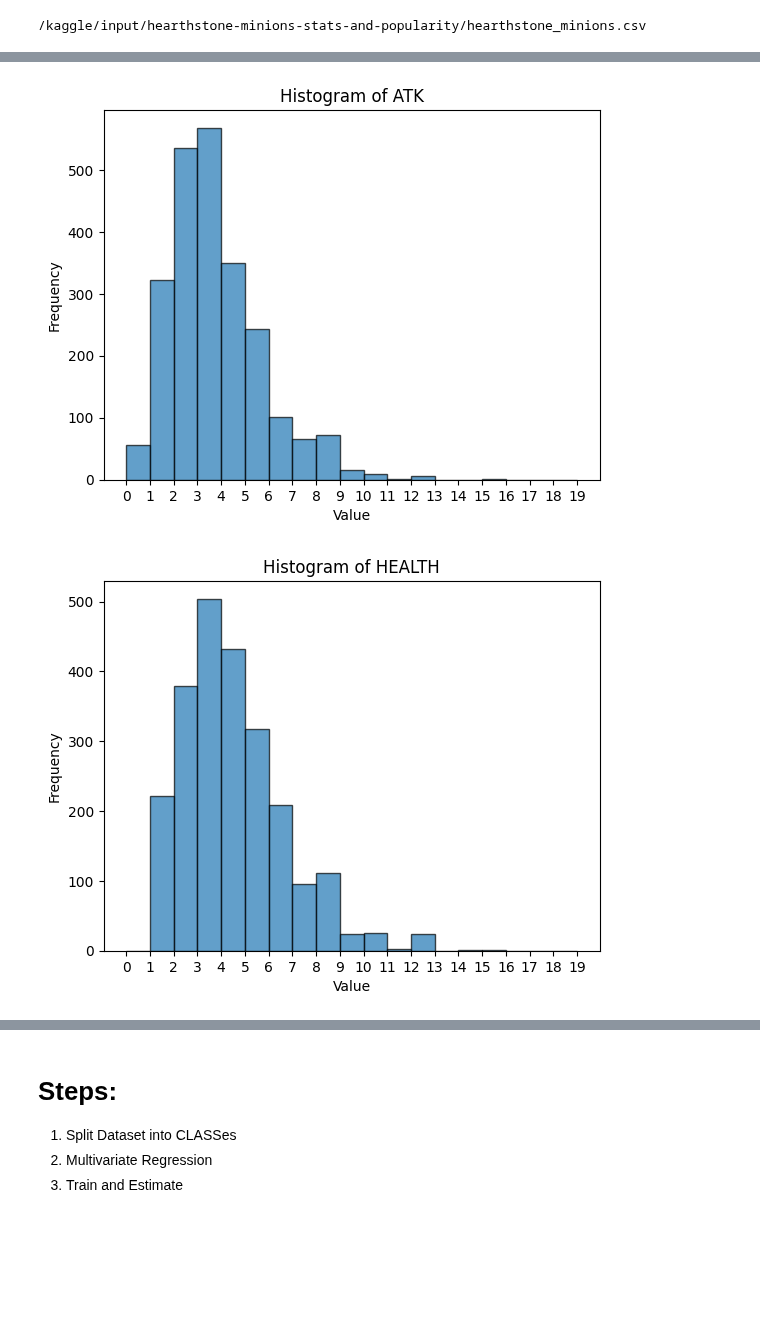
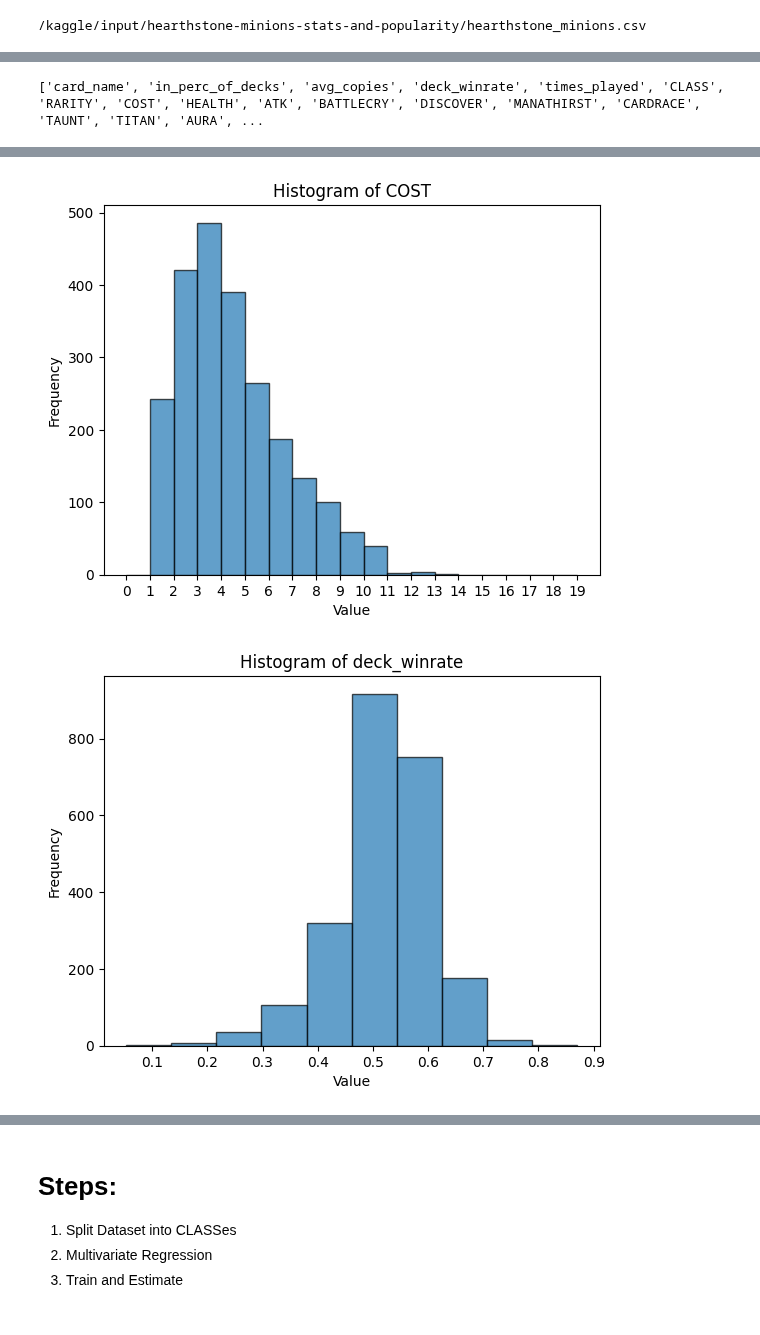
Before and after one commit to sippin9/ECE-225, a Jupyter notebook: ece-225.ipynb, the cells around one changed output, grey strips where cells are left out. Cells and saved outputs as stored; diff of their text form; code cells hidden in the pictures; blank space fills up the shorter version.

```diff
--- a/ece-225.ipynb
+++ b/ece-225.ipynb
@@ -57,6 +57,7 @@ df['deck_winrate'] = df['deck_winrate'].str.replace('%', '').astype(float) / 100
 df['avg_copies'] = df['avg_copies'].astype(float)
 
 df = df.fillna(0)
+df = df[df['CARDRACE'] != 26]
 
 df['DISCARD_CARDS'] = df['DISCARD_CARDS'].apply(lambda x: 1 if x != 0 else 0)
 df['MULTI_CLASS_GROUP'] = df['MULTI_CLASS_GROUP'].apply(lambda x: 1 if x != 0 else 0)
@@ -64,10 +65,3 @@ df['RACE'] = pd.factorize(df['CARDRACE'])[0] + 1
 df['CLASS'] = pd.factorize(df['CLASS'])[0] + 1
 df['CARDRACE'] = df['CARDRACE'].apply(lambda x: 1 if x != 0 else 0)
 df['MANATHIRST'] = df['MANATHIRST'].apply(lambda x: 1 if x != 0 else 0)
-
-df['Keyword'] = df.iloc[:, 10:-1].sum(axis=1)
-df['Size'] = np.sqrt(df['HEALTH'] * df['ATK'])
-df['SizeTrue'] = df['Size'] + 0.75 * df['Keyword']
-df['Inflation'] = df['SizeTrue'] / df['COST']
-df = df[df['CLASS'] != 13]
-print(df.describe())
@@ -92,16 +68,25 @@ max      20.000000    21.500000          inf
+# %%
+df = df[df['COST'] != 0]
+df['Keyword'] = df.iloc[:, 10:-1].sum(axis=1)
+df['Size'] = np.sqrt(df['HEALTH'] * df['ATK'])
+df['SizeTrue'] = df['Size'] + 0.25 * df['Keyword']
+df['Inflation'] = df['Size'] / df['COST']
+df = df[df['CLASS'] != 13]
+print(df.columns.tolist())
+# %% [output]
+['card_name', 'in_perc_of_decks', 'avg_copies', 'deck_winrate', 'times_played', 'CLASS', 'RARITY', 'COST', 'HEALTH', 'ATK', 'BATTLECRY', 'DISCOVER', 'MANATHIRST', 'CARDRACE', 'TAUNT', 'TITAN', 'AURA', ...
 # %%
 column_data = df['Keyword']
-# 绘制直方图
+
 plt.hist(column_data, bins=range(0,7), edgecolor='black', alpha=0.7)
 plt.title("Histogram of Keyword")
 plt.xlabel("Value")
 plt.ylabel("Frequency")
-plt.xticks(range(0,6))  # 设置X轴刻度为离散的整数值
+plt.xticks(range(0,6))
 plt.show()
 
 column_data = df['Size']
 
-# 绘制直方图
 plt.hist(column_data, bins=range(0,20), edgecolor='black', alpha=0.7)
 plt.title("Histogram of Size")
 plt.xlabel("Value")
@@ -109,34 +94,29 @@ plt.ylabel("Frequency")
 plt.xticks(range(0,20))
 plt.show()
 
-column_data = df['ATK']
-
-# 绘制直方图
-plt.hist(column_data, bins=range(0,20), edgecolor='black', alpha=0.7)
-plt.title("Histogram of ATK")
-plt.xlabel("Value")
-plt.ylabel("Frequency")
-plt.xticks(range(0,20))
-plt.show()
-
-column_data = df['HEALTH']
-
-# 绘制直方图
-plt.hist(column_data, bins=range(0,20), edgecolor='black', alpha=0.7)
-plt.title("Histogram of HEALTH")
-plt.xlabel("Value")
-plt.ylabel("Frequency")
-plt.xticks(range(0,20))
-plt.show()
-
 column_data = df['COST']
 
-# 绘制直方图
 plt.hist(column_data, bins=range(0,20), edgecolor='black', alpha=0.7)
 plt.title("Histogram of COST")
 plt.xlabel("Value")
 plt.ylabel("Frequency")
 plt.xticks(range(0,20))
 plt.show()
+
+column_data = df['deck_winrate']
+
+plt.hist(column_data, bins=10, edgecolor='black', alpha=0.7)
+plt.title("Histogram of deck_winrate")
+plt.xlabel("Value")
+plt.ylabel("Frequency")
+plt.show()
+
+column_data = df['times_played']
+
+plt.hist(column_data, bins=20, edgecolor='black', alpha=0.7, log=True)
+plt.title("Histogram of times_played")
+plt.xlabel("Value")
+plt.ylabel("Frequency")
+plt.show()
 # %% [output]
 [figure]
@@ -144,2 +124,2 @@ plt.show()
-[figure, old version]
+[figure, new version]
-[figure, old version]
+[figure, new version]
```
Also changed, not shown: parts of 7 cells of this notebook.
